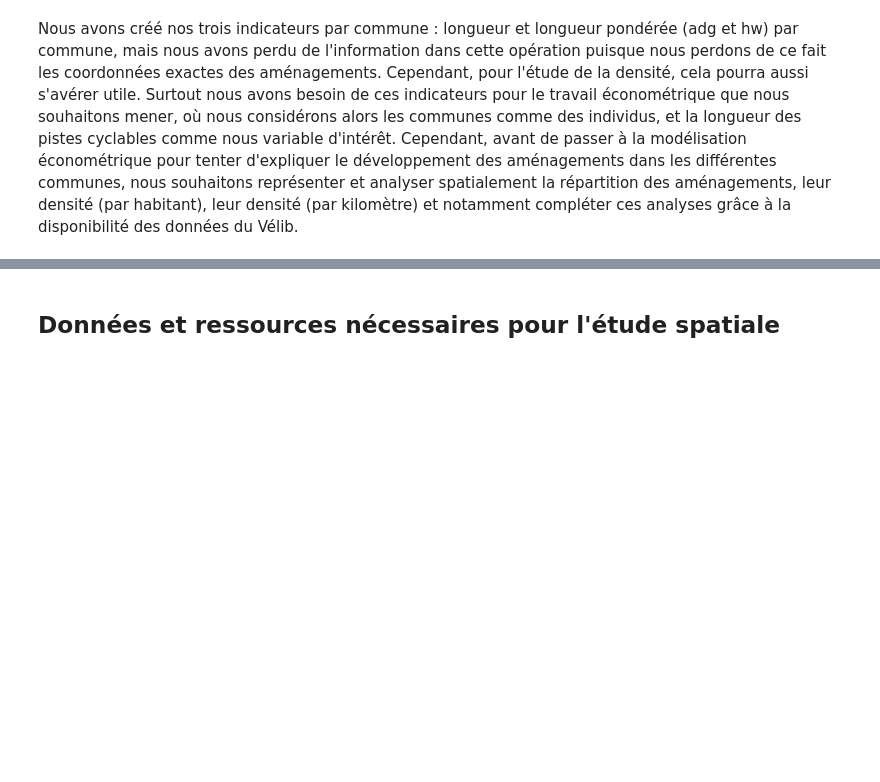
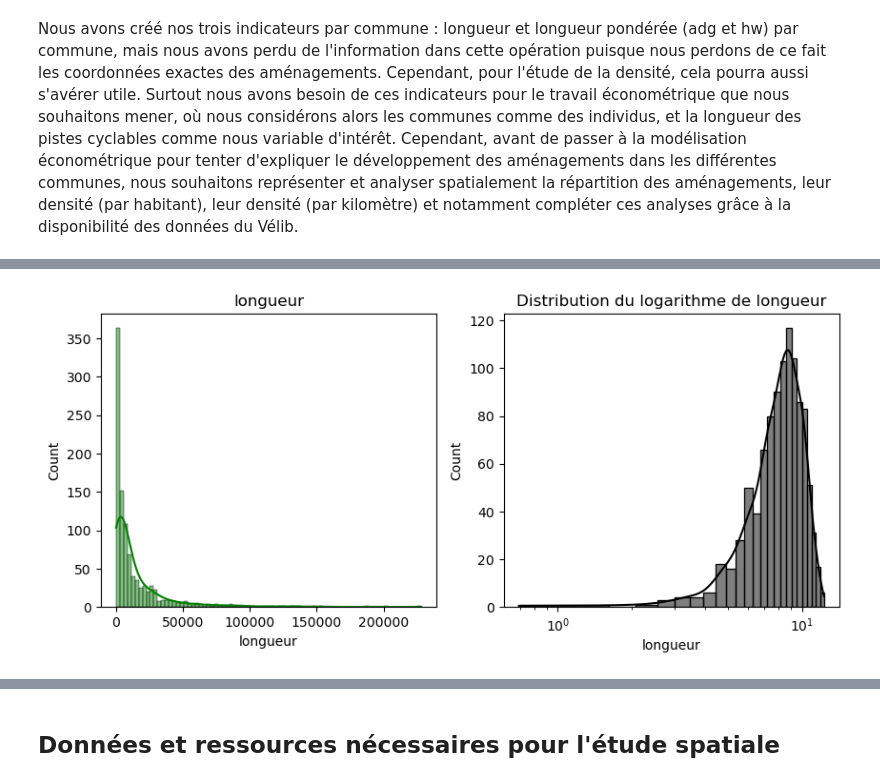
Before and after one commit to christellenguenang/Projet_Catherine_Christelle, a Jupyter notebook: 1_traitement_analyse.ipynb, the cells around one changed output, grey strips where cells are left out. Saved outputs shown, nothing was run; the diff lists cells and outputs as text; code cells hidden in the pictures; blank space fills up the shorter version.

```diff
--- a/1_traitement_analyse.ipynb
+++ b/1_traitement_analyse.ipynb
@@ -273,0 +383,11 @@ Nous avons créé nos trois indicateurs par commune : longueur et longueur pond
+# %%
+fig, axes = plt.subplots(nrows=1, ncols=2, figsize=(10, 4))
+sns.histplot(x= 'longueur', data=df_amenagements, color='g', kde=True, ax=axes[0])
+axes[0].set_title('longueur')
+
+log_lph = np.log(df_amenagements['longueur'])
+sns.histplot(log_lph, color='black', kde=True, ax=axes[1])
+axes[1].set_title('Distribution du logarithme de longueur')
+axes[1].set_xscale('log');
+# %% [output]
+[figure, added]
```
Also changed, not shown: parts of 27 cells of this notebook, 1 other file.
